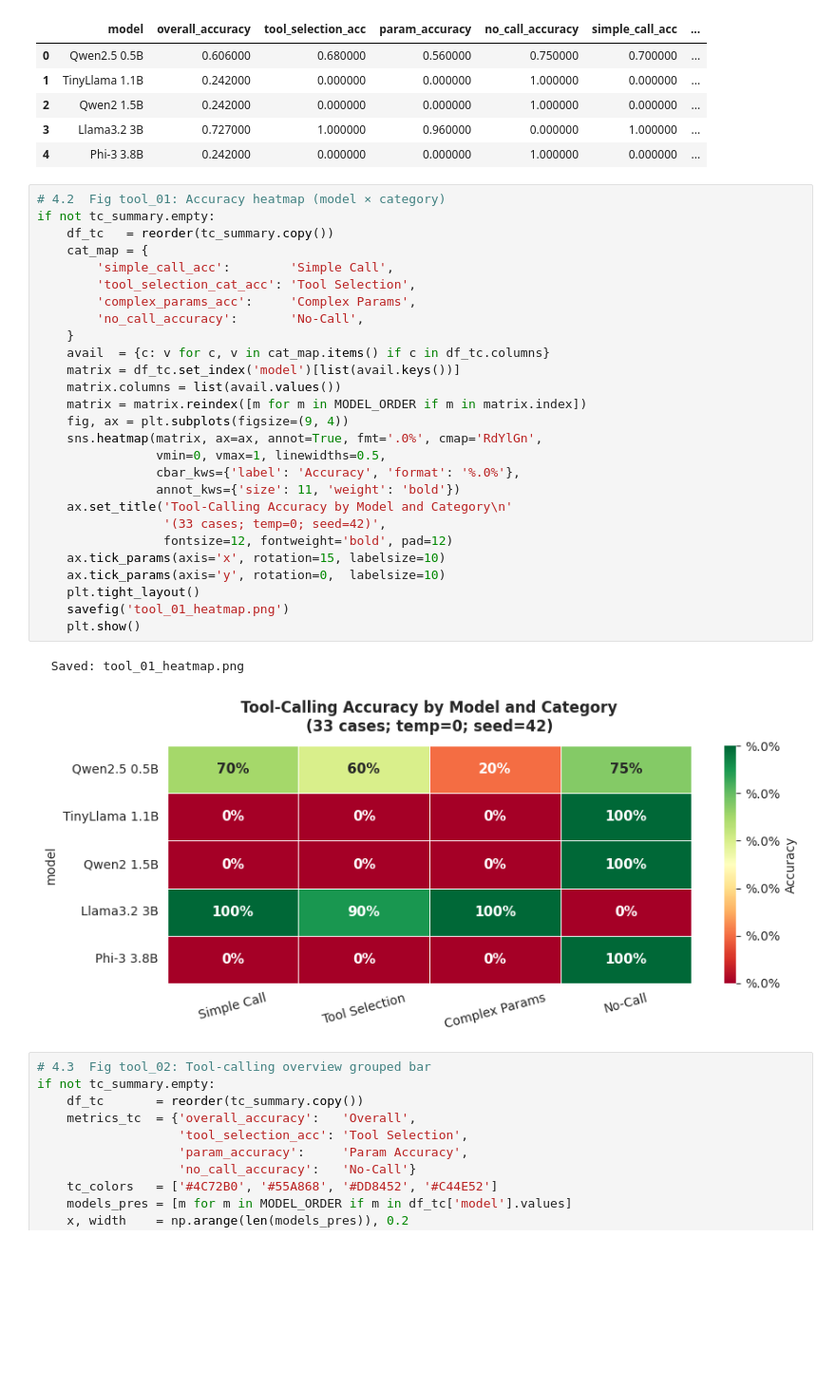
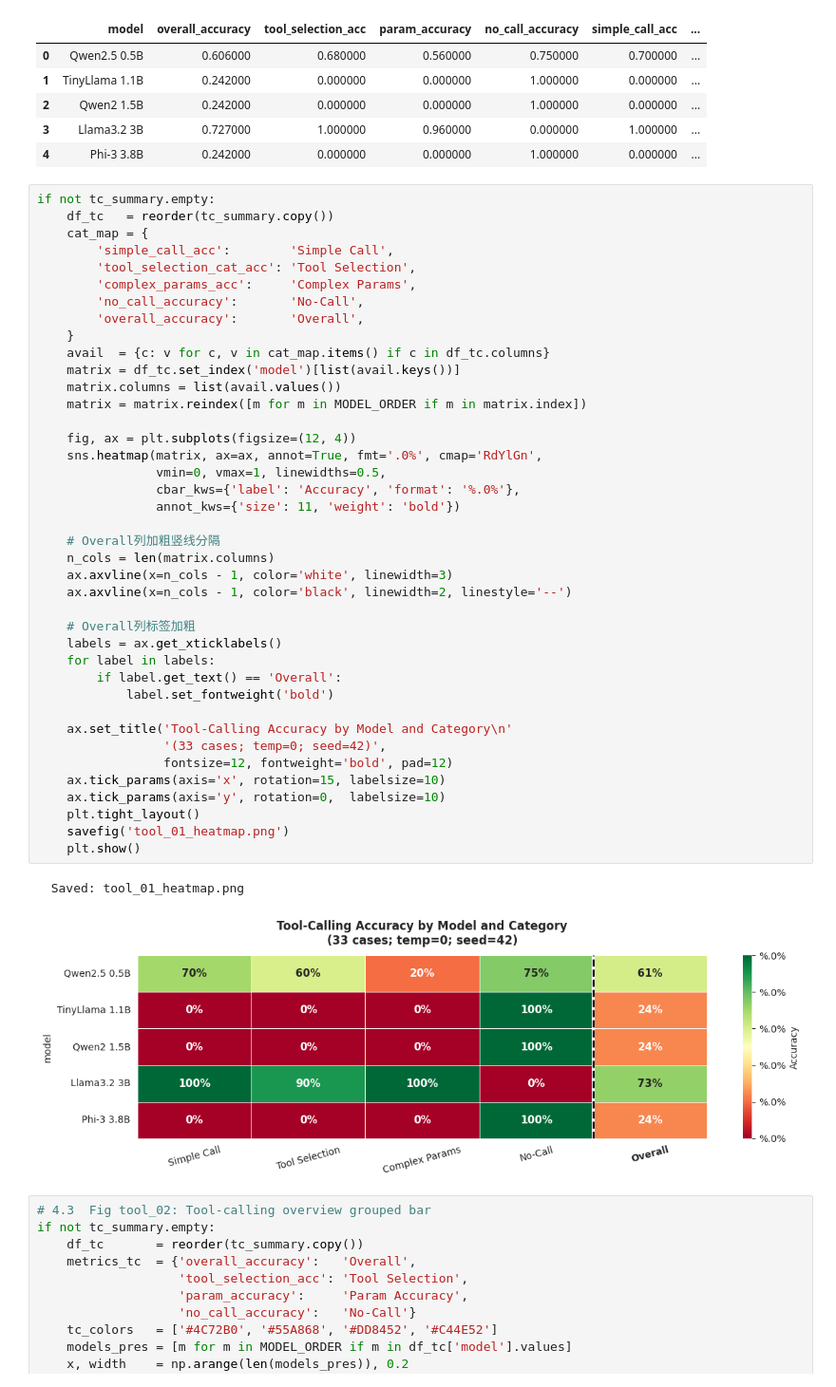
Before and after one commit to c4002159/SLM-eva, a Jupyter notebook: scripts/analysis.ipynb, the cells around one changed output. Shown at 95% size. Drawn from its saved outputs; the diff is of its cells as text; blank space fills up the shorter version.

```diff
--- a/scripts/analysis.ipynb
+++ b/scripts/analysis.ipynb
@@ -830,35 +830,48 @@ Table 4: Tool-Calling Evaluation Results (33 cases)
 | 3 | Llama3.2 3B | 0.727000 | 1.000000 | 0.960000 | 0.000000 | 1.000000 | ... |
 | 4 | Phi-3 3.8B | 0.242000 | 0.000000 | 0.000000 | 1.000000 | 0.000000 | ... |
 # %%
-# 4.2  Fig tool_01: Accuracy heatmap (model × category)
 if not tc_summary.empty:
     df_tc   = reorder(tc_summary.copy())
     cat_map = {
         'simple_call_acc':        'Simple Call',
         'tool_selection_cat_acc': 'Tool Selection',
         'complex_params_acc':     'Complex Params',
         'no_call_accuracy':       'No-Call',
+        'overall_accuracy':       'Overall',
     }
     avail  = {c: v for c, v in cat_map.items() if c in df_tc.columns}
     matrix = df_tc.set_index('model')[list(avail.keys())]
     matrix.columns = list(avail.values())
     matrix = matrix.reindex([m for m in MODEL_ORDER if m in matrix.index])
-    fig, ax = plt.subplots(figsize=(9, 4))
+
+    fig, ax = plt.subplots(figsize=(12, 4))
     sns.heatmap(matrix, ax=ax, annot=True, fmt='.0%', cmap='RdYlGn',
                 vmin=0, vmax=1, linewidths=0.5,
                 cbar_kws={'label': 'Accuracy', 'format': '%.0%'},
                 annot_kws={'size': 11, 'weight': 'bold'})
+
+    # Overall列加粗竖线分隔
+    n_cols = len(matrix.columns)
+    ax.axvline(x=n_cols - 1, color='white', linewidth=3)
+    ax.axvline(x=n_cols - 1, color='black', linewidth=2, linestyle='--')
+
+    # Overall列标签加粗
+    labels = ax.get_xticklabels()
+    for label in labels:
+        if label.get_text() == 'Overall':
+            label.set_fontweight('bold')
+
     ax.set_title('Tool-Calling Accuracy by Model and Category\n'
                  '(33 cases; temp=0; seed=42)',
                  fontsize=12, fontweight='bold', pad=12)
     ax.tick_params(axis='x', rotation=15, labelsize=10)
     ax.tick_params(axis='y', rotation=0,  labelsize=10)
     plt.tight_layout()
     savefig('tool_01_heatmap.png')
     plt.show()
 # %% [output]
   Saved: tool_01_heatmap.png
-[figure, old version]
+[figure, new version]
 # %%
 # 4.3  Fig tool_02: Tool-calling overview grouped bar
 if not tc_summary.empty:
```
Also changed, not shown: parts of 3 cells of this notebook.
